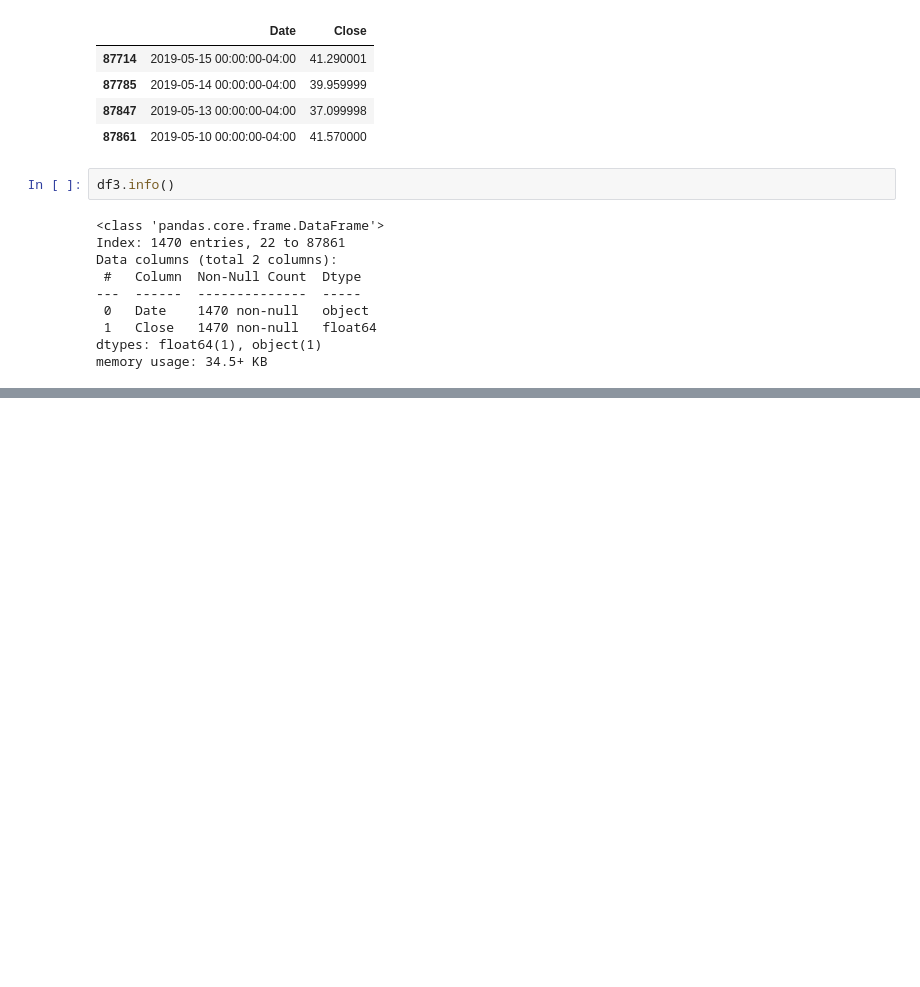
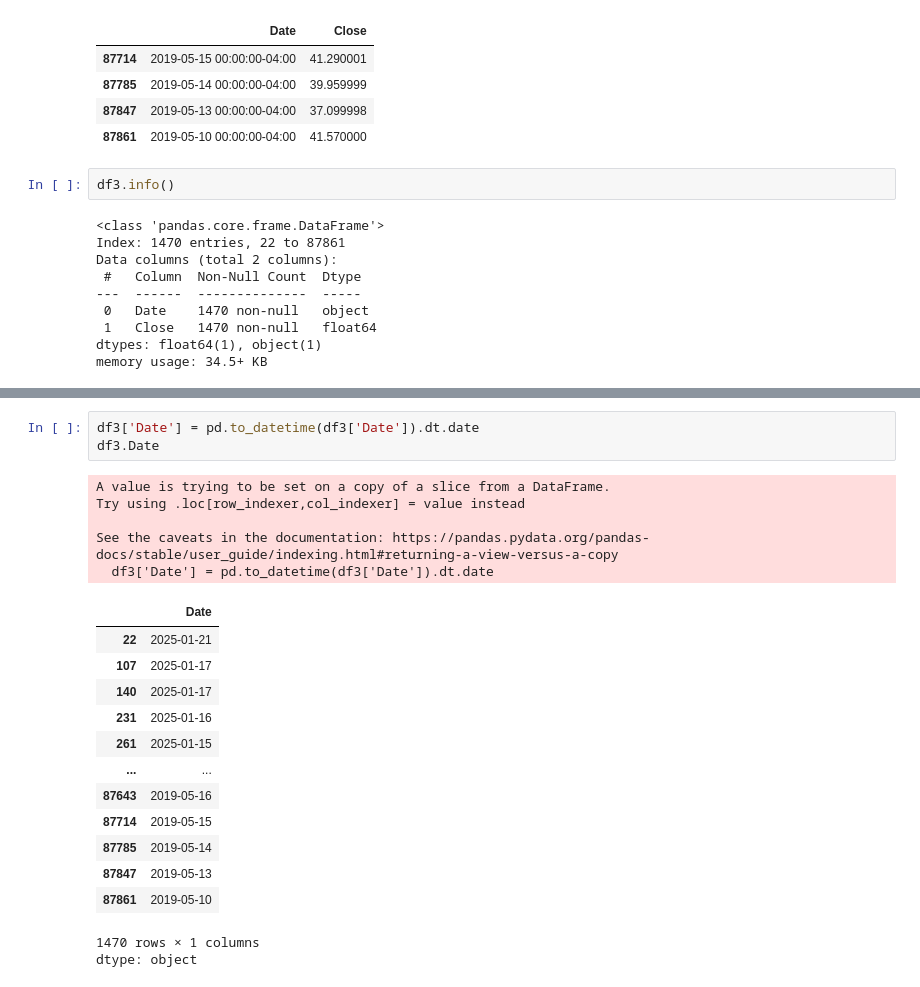
Before and after one commit to Josh0527/Uber-Stcok-Prediction-Model, a Jupyter notebook: Stock_Prediction_Model_(Uber).ipynb, the cells around one changed output, grey strips where cells are left out. Cells and saved outputs as stored; diff of their text form; blank space fills up the shorter version.

```diff
--- a/Stock_Prediction_Model_(Uber).ipynb
+++ b/Stock_Prediction_Model_(Uber).ipynb
@@ -110,0 +135,23 @@ NameError: name 'df3' is not defined
+# %%
+df3['Date'] = pd.to_datetime(df3['Date']).dt.date
+df3.Date
+# %% [output]
+A value is trying to be set on a copy of a slice from a DataFrame.
+Try using .loc[row_indexer,col_indexer] = value instead
+
+See the caveats in the documentation: https://pandas.pydata.org/pandas-docs/stable/user_guide/indexing.html#returning-a-view-versus-a-copy
+  df3['Date'] = pd.to_datetime(df3['Date']).dt.date
+|  | Date |
+| 22 | 2025-01-21 |
+| 107 | 2025-01-17 |
+| 140 | 2025-01-17 |
+| 231 | 2025-01-16 |
+| 261 | 2025-01-15 |
+| ... | ... |
+| 87643 | 2019-05-16 |
+| 87714 | 2019-05-15 |
+| 87785 | 2019-05-14 |
+| 87847 | 2019-05-13 |
+| 87861 | 2019-05-10 |
+1470 rows × 1 columns
+dtype: object
```
Also changed, not shown: parts of 7 cells of this notebook.
